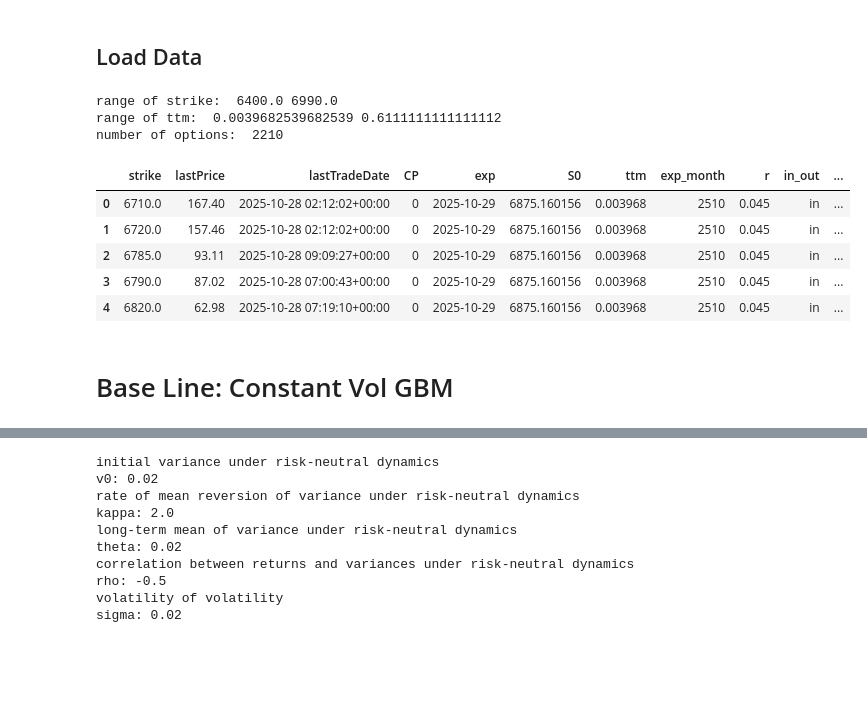
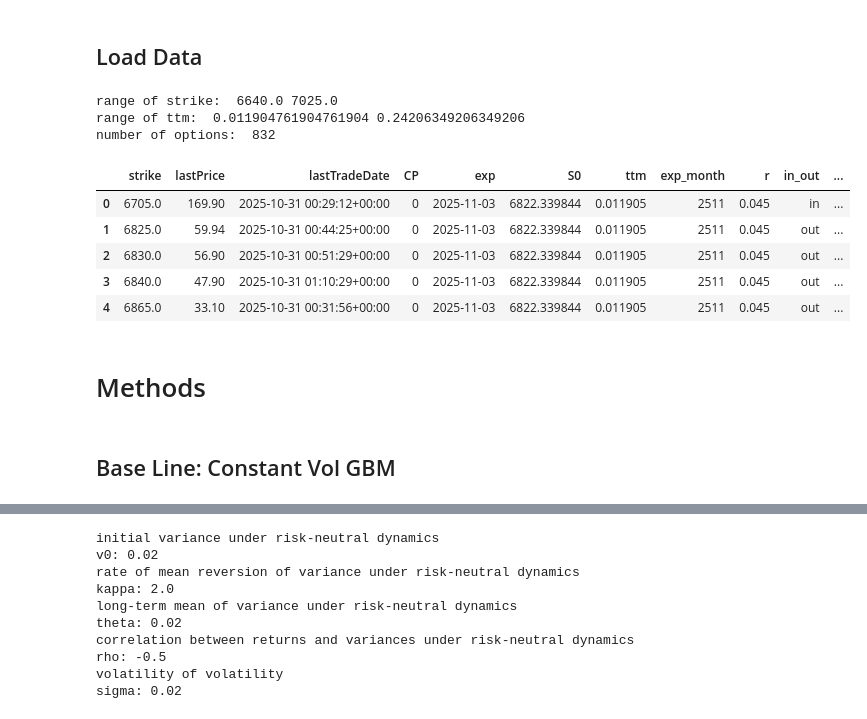
Before and after one commit to StevenYang23/MonteCarloOptionPricing, a Jupyter notebook: main.ipynb, the cells around one changed output, grey strips where cells are left out. Cells and saved outputs as stored; diff of their text form; code cells hidden in the pictures; blank space fills up the shorter version.

```diff
--- a/main.ipynb
+++ b/main.ipynb
@@ -23,28 +23,30 @@ from plot_result import plot_s_paths,plot_v_paths,plot_payouts
 # %%
 ticker = "^SPX"
 spx = yf.Ticker(ticker)
 r = 0.045
 
-# calls,date = get_Today_data(Ticker = spx, r = r)
-# save_to_csv(calls,date)
-calls = read_from_csv("2025-10-28")
+calls,date = get_Today_data(Ticker = spx, r = r)
+save_to_csv(calls,date)
+# calls = read_from_csv("2025-10-28")
 
 print("range of strike: ",calls["strike"].min(),calls["strike"].max())
 print("range of ttm: ",calls["ttm"].min(),calls["ttm"].max())
 print("number of options: ",calls.size)
 calls.head()
 # %% [output]
-range of strike:  6400.0 6990.0
-range of ttm:  0.0039682539682539 0.6111111111111112
-number of options:  2210
+range of strike:  6640.0 7025.0
+range of ttm:  0.011904761904761904 0.24206349206349206
+number of options:  832
 |  | strike | lastPrice | lastTradeDate | CP | exp | S0 | ttm | exp_month | r | in_out | ... |
-| 0 | 6710.0 | 167.40 | 2025-10-28 02:12:02+00:00 | 0 | 2025-10-29 | 6875.160156 | 0.003968 | 2510 | 0.045 | in | ... |
-| 1 | 6720.0 | 157.46 | 2025-10-28 02:12:02+00:00 | 0 | 2025-10-29 | 6875.160156 | 0.003968 | 2510 | 0.045 | in | ... |
-| 2 | 6785.0 | 93.11 | 2025-10-28 09:09:27+00:00 | 0 | 2025-10-29 | 6875.160156 | 0.003968 | 2510 | 0.045 | in | ... |
-| 3 | 6790.0 | 87.02 | 2025-10-28 07:00:43+00:00 | 0 | 2025-10-29 | 6875.160156 | 0.003968 | 2510 | 0.045 | in | ... |
-| 4 | 6820.0 | 62.98 | 2025-10-28 07:19:10+00:00 | 0 | 2025-10-29 | 6875.160156 | 0.003968 | 2510 | 0.045 | in | ... |
+| 0 | 6705.0 | 169.90 | 2025-10-31 00:29:12+00:00 | 0 | 2025-11-03 | 6822.339844 | 0.011905 | 2511 | 0.045 | in | ... |
+| 1 | 6825.0 | 59.94 | 2025-10-31 00:44:25+00:00 | 0 | 2025-11-03 | 6822.339844 | 0.011905 | 2511 | 0.045 | out | ... |
+| 2 | 6830.0 | 56.90 | 2025-10-31 00:51:29+00:00 | 0 | 2025-11-03 | 6822.339844 | 0.011905 | 2511 | 0.045 | out | ... |
+| 3 | 6840.0 | 47.90 | 2025-10-31 01:10:29+00:00 | 0 | 2025-11-03 | 6822.339844 | 0.011905 | 2511 | 0.045 | out | ... |
+| 4 | 6865.0 | 33.10 | 2025-10-31 00:31:56+00:00 | 0 | 2025-11-03 | 6822.339844 | 0.011905 | 2511 | 0.045 | out | ... |
+# %% [markdown]
+# Methods
 # %% [markdown]
-# Base Line: Constant Vol GBM
+## Base Line: Constant Vol GBM
 # %%
 spx = yf.download(ticker, period='31d')
 spx['returns'] = np.log(spx['Close'] / spx['Close'].shift(1))
```
Also changed, not shown: parts of 15 cells of this notebook, 3 other files.
